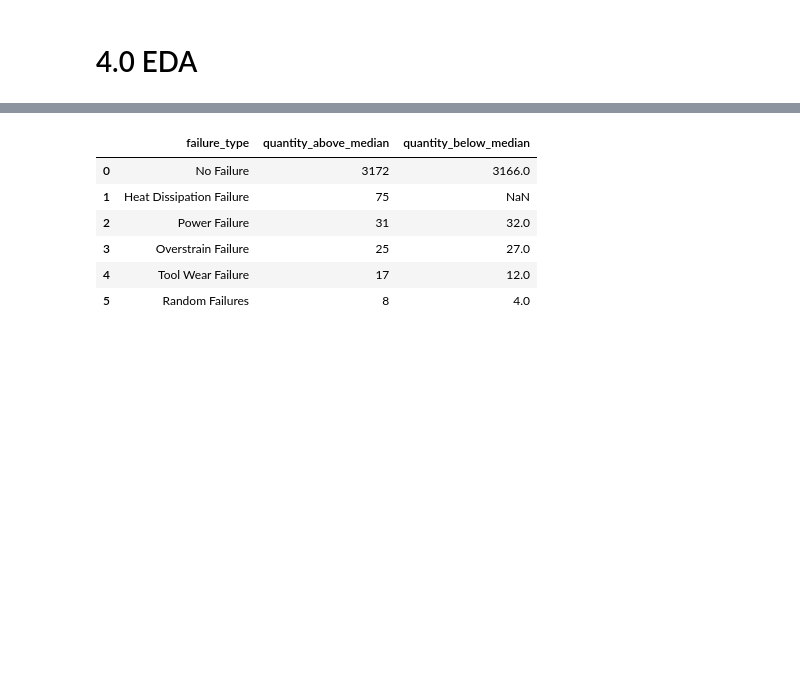
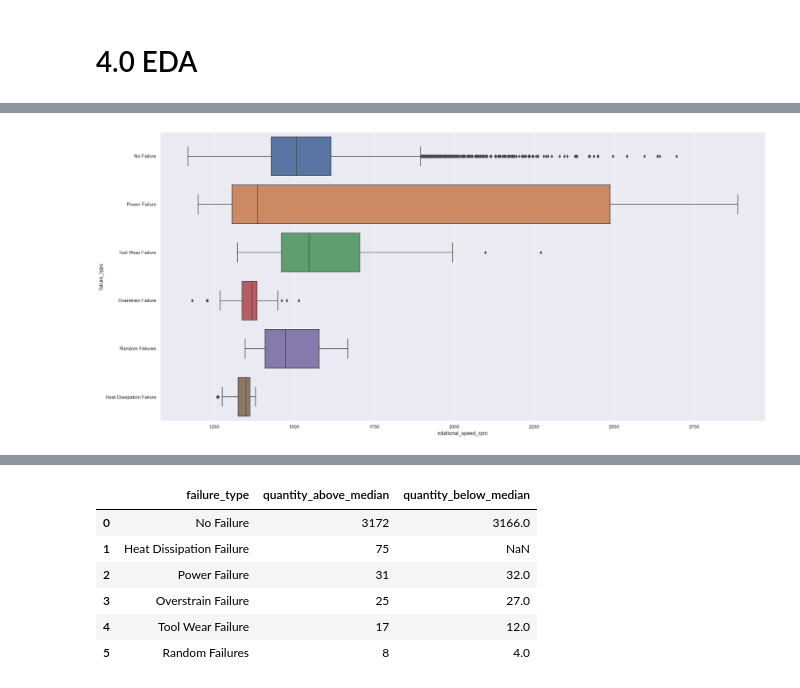
Before and after one commit to lavinomenezes/desafio_indicium, a Jupyter notebook: notebooks/desafio_indicium_lm_v02_feature_engineering.ipynb, the cells around one changed output, grey strips where cells are left out. Saved outputs shown, nothing was run; the diff lists cells and outputs as text; code cells hidden in the pictures; blank space fills up the shorter version.

```diff
--- a/notebooks/desafio_indicium_lm_v02_feature_engineering.ipynb
+++ b/notebooks/desafio_indicium_lm_v02_feature_engineering.ipynb
@@ -271,0 +293,4 @@ Image(path_local + 'data/images/indicium.png')
+# %%
+sns.boxplot(data=df_uni[['rotational_speed_rpm','failure_type']],x='rotational_speed_rpm',y='failure_type');
+# %% [output]
+[figure, added]
```
Also changed, not shown: parts of 47 cells of this notebook.
